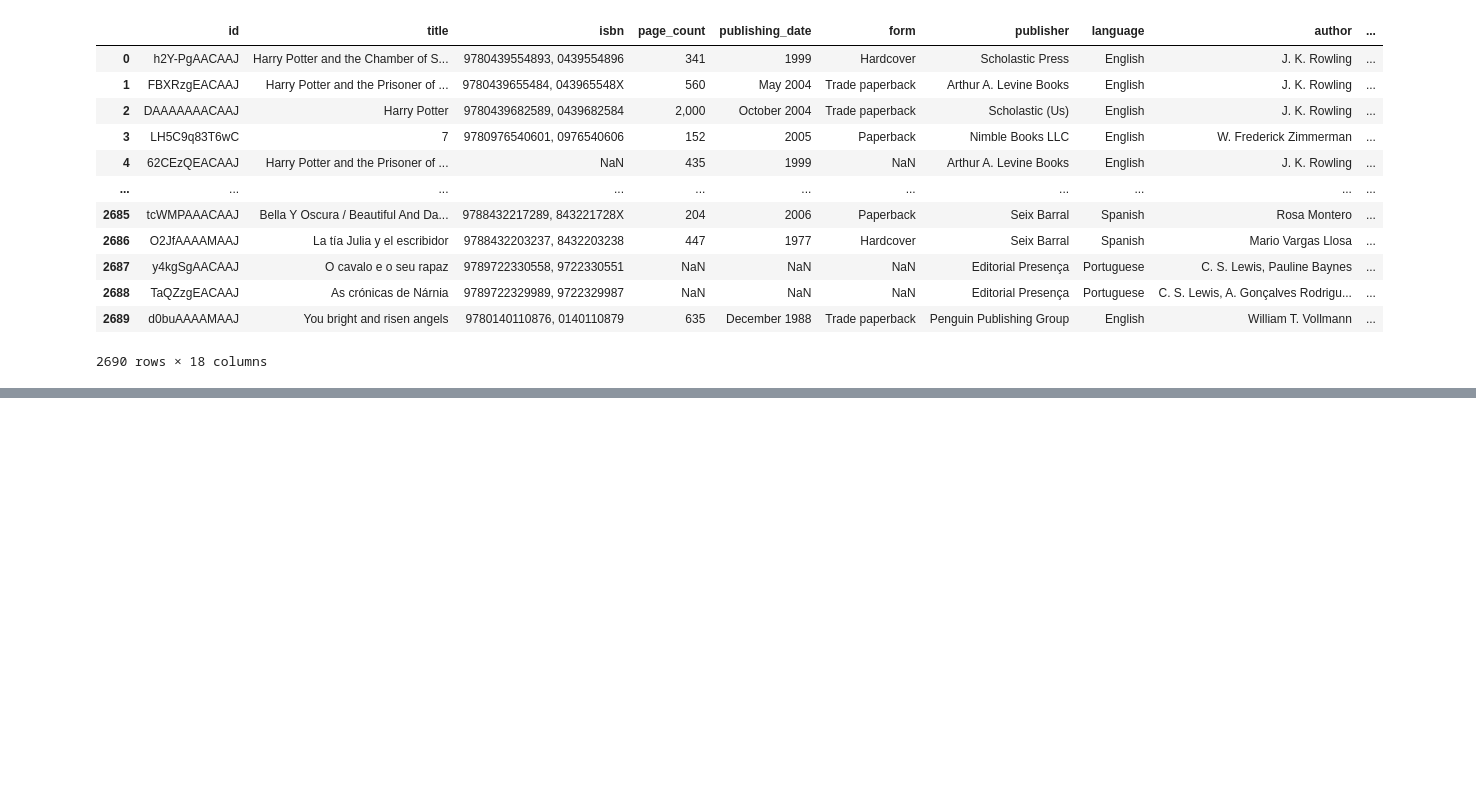
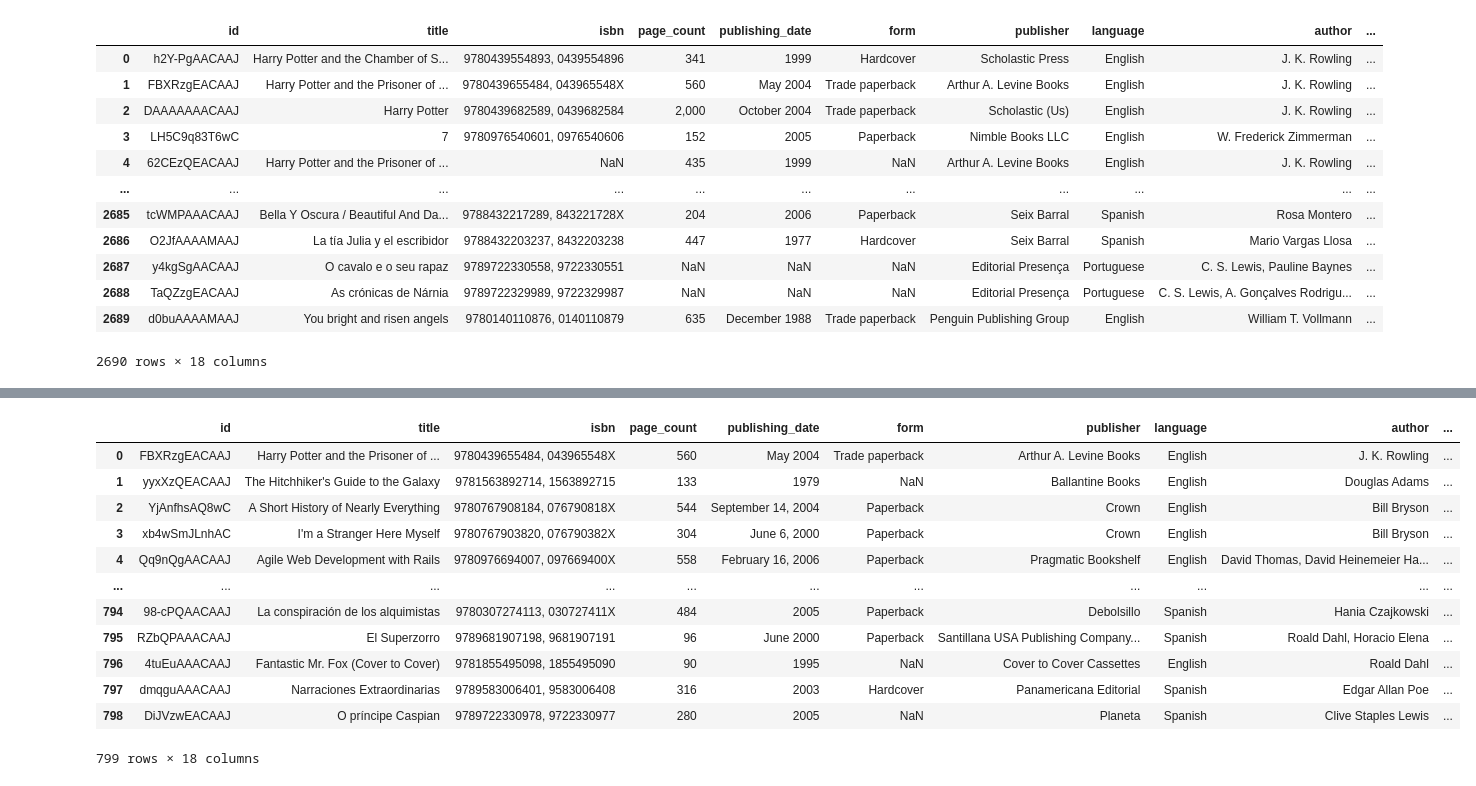
Before and after one commit to manny-pi/inst.414.final-project.repo, a Jupyter notebook: Daniels_work/testing-web-scraping.ipynb, the cells around one changed output, grey strips where cells are left out. Drawn from its saved outputs; the diff is of its cells as text; code cells hidden in the pictures; blank space fills up the shorter version.

Commit message:
changes to dataset and api calls

```diff
--- a/Daniels_work/testing-web-scraping.ipynb
+++ b/Daniels_work/testing-web-scraping.ipynb
@@ -207,0 +215,4 @@ testing_df.to_csv('All_books.csv', index=False)
+# %%
+# Reading in the book_ids
+isbn_book_ids = pd.read_csv('../Data/isbn_book_ids.csv')
+isbn_book_ids
@@ -207,0 +233,29 @@ testing_df.to_csv('All_books.csv', index=False)
+# %%
+# Create an empty list to store the book_info dictionaries
+book_info_list_2 = []
+
+# Loop over the book_ids and call the get_book_info function for each id
+for book_id in isbn_book_ids['isbn']:
+    book_info = get_book_info(book_id)
+    if book_info is not None:
+        book_info_list_2.append(book_info)
+# %%
+# Create a dataframe from the list of dictionaries
+isbn_book_df = pd.DataFrame(book_info_list_2)
+
+# Print the dataframe
+isbn_book_df
+# %% [output]
+|  | id | title | isbn | page_count | publishing_date | form | publisher | language | author | ... |
+| 0 | FBXRzgEACAAJ | Harry Potter and the Prisoner of ... | 9780439655484, 043965548X | 560 | May 2004 | Trade paperback | Arthur A. Levine Books | English | J. K. Rowling | ... |
+| 1 | yyxXzQEACAAJ | The Hitchhiker's Guide to the Galaxy | 9781563892714, 1563892715 | 133 | 1979 | NaN | Ballantine Books | English | Douglas Adams | ... |
+| 2 | YjAnfhsAQ8wC | A Short History of Nearly Everything | 9780767908184, 076790818X | 544 | September 14, 2004 | Paperback | Crown | English | Bill Bryson | ... |
+| 3 | xb4wSmJLnhAC | I'm a Stranger Here Myself | 9780767903820, 076790382X | 304 | June 6, 2000 | Paperback | Crown | English | Bill Bryson | ... |
+| 4 | Qq9nQgAACAAJ | Agile Web Development with Rails | 9780976694007, 097669400X | 558 | February 16, 2006 | Paperback | Pragmatic Bookshelf | English | David Thomas, David Heinemeier Ha... | ... |
+| ... | ... | ... | ... | ... | ... | ... | ... | ... | ... | ... |
+| 794 | 98-cPQAACAAJ | La conspiración de los alquimistas | 9780307274113, 030727411X | 484 | 2005 | Paperback | Debolsillo | Spanish | Hania Czajkowski | ... |
+| 795 | RZbQPAAACAAJ | El Superzorro | 9789681907198, 9681907191 | 96 | June 2000 | Paperback | Santillana USA Publishing Company... | Spanish | Roald Dahl, Horacio Elena | ... |
+| 796 | 4tuEuAAACAAJ | Fantastic Mr. Fox (Cover to Cover) | 9781855495098, 1855495090 | 90 | 1995 | NaN | Cover to Cover Cassettes | English | Roald Dahl | ... |
+| 797 | dmqguAAACAAJ | Narraciones Extraordinarias | 9789583006401, 9583006408 | 316 | 2003 | Hardcover | Panamericana Editorial | Spanish | Edgar Allan Poe | ... |
+| 798 | DiJVzwEACAAJ | O príncipe Caspian | 9789722330978, 9722330977 | 280 | 2005 | NaN | Planeta | Spanish | Clive Staples Lewis | ... |
+799 rows × 18 columns
```
Also changed, not shown: parts of 13 cells of this notebook, 7 other files.
